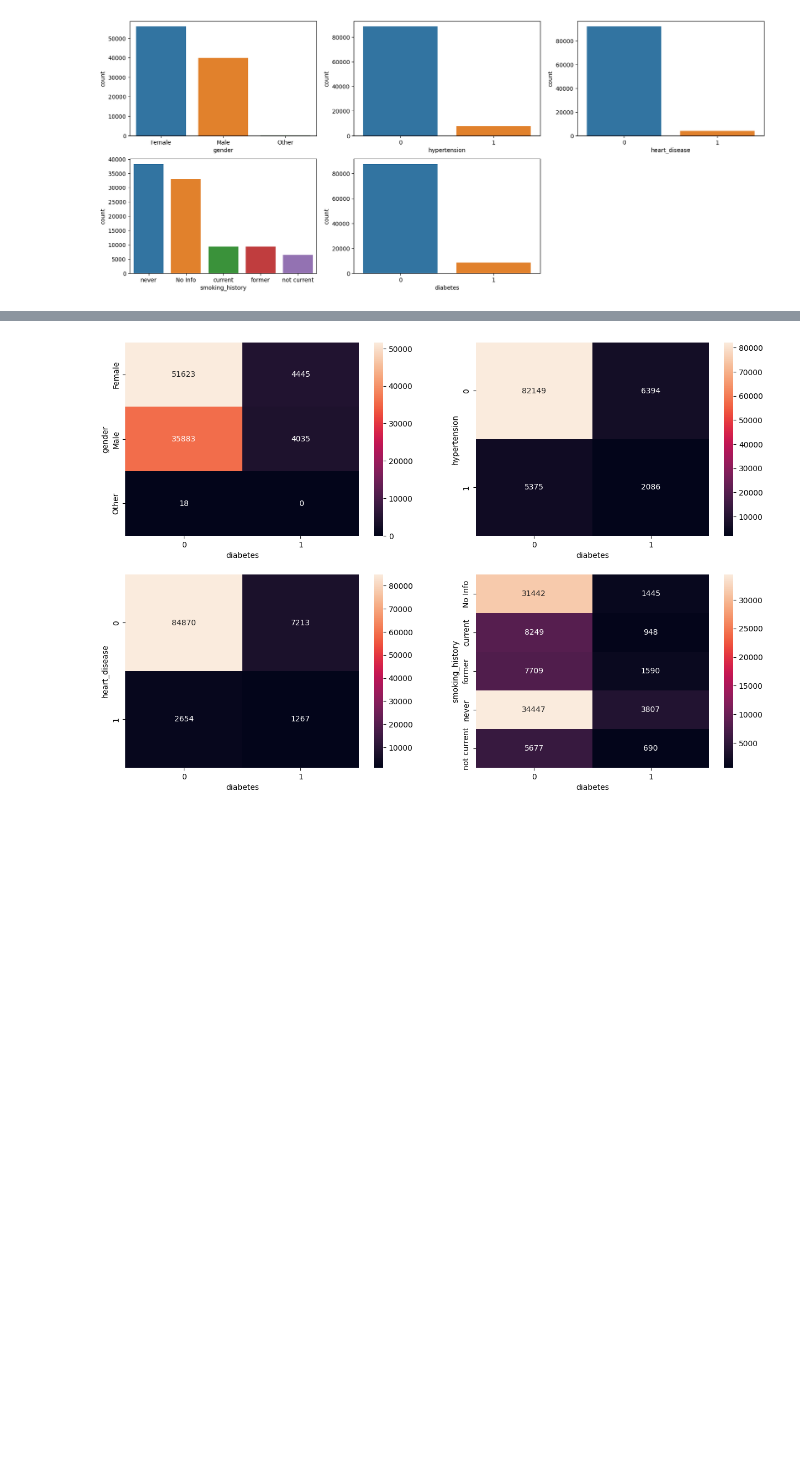
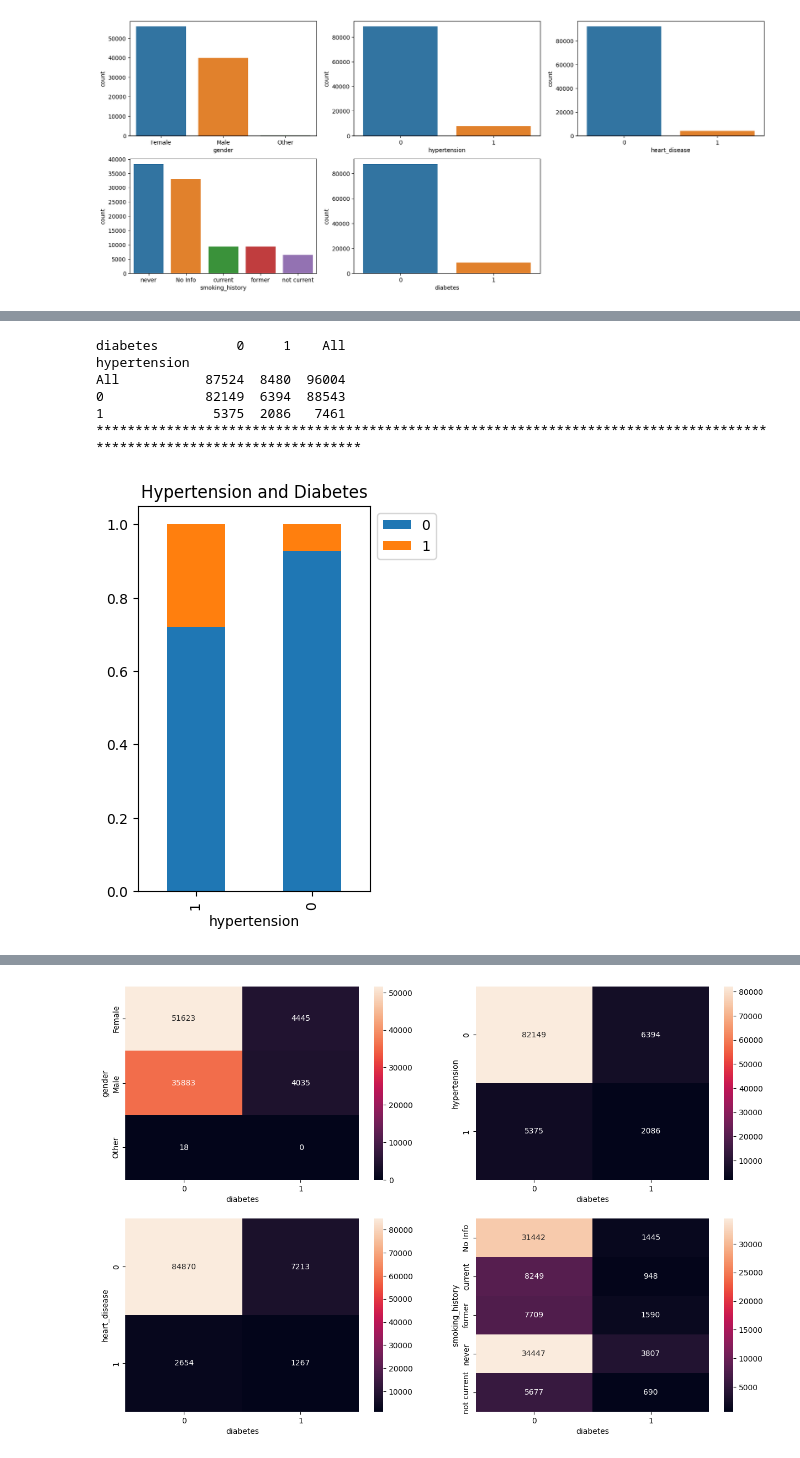
Before and after one commit to ChetanAIML/Team5, a Jupyter notebook: ML_FinalProject_Team5.ipynb, the cells around one changed output, grey strips where cells are left out. Drawn from its saved outputs; the diff is of its cells as text; code cells hidden in the pictures; blank space fills up the shorter version.

```diff
--- a/ML_FinalProject_Team5.ipynb
+++ b/ML_FinalProject_Team5.ipynb
@@ -237,0 +288,10 @@ for col in categorical_columns:
+# %%
+stacked_barplot(df, "hypertension", "diabetes", "Hypertension and Diabetes")
+# %% [output]
+diabetes          0     1    All
+hypertension
+All           87524  8480  96004
+0             82149  6394  88543
+1              5375  2086   7461
+************************************************************************************************************************
+[figure, added]
```
Also changed, not shown: parts of 23 cells of this notebook.
